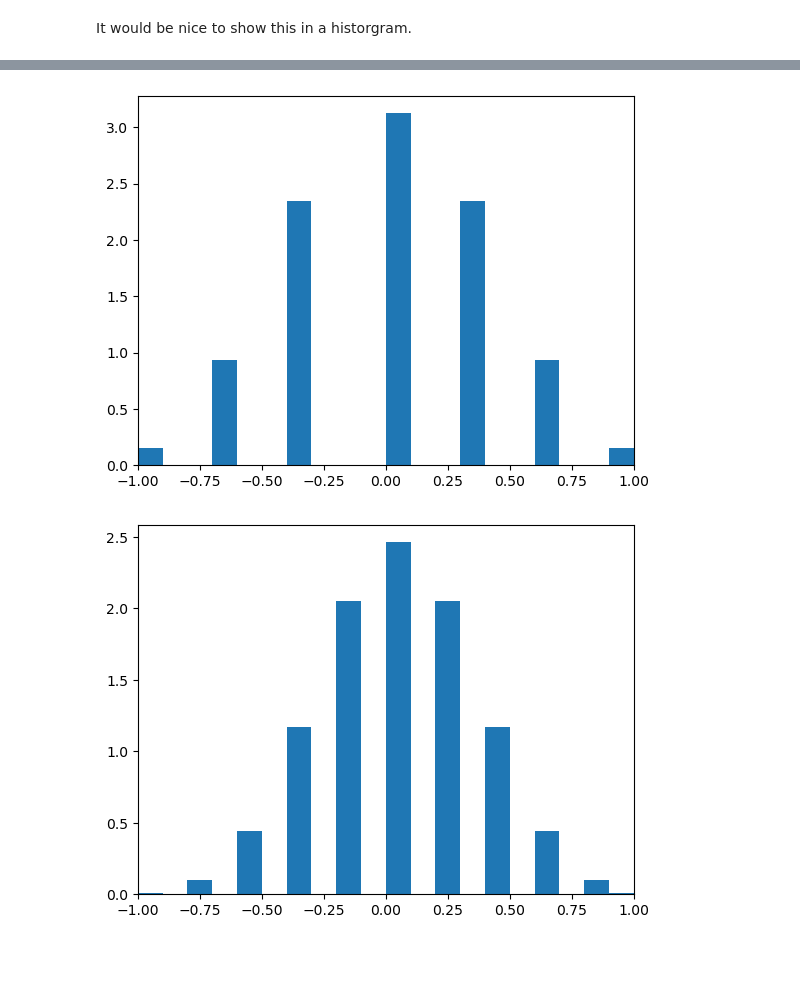
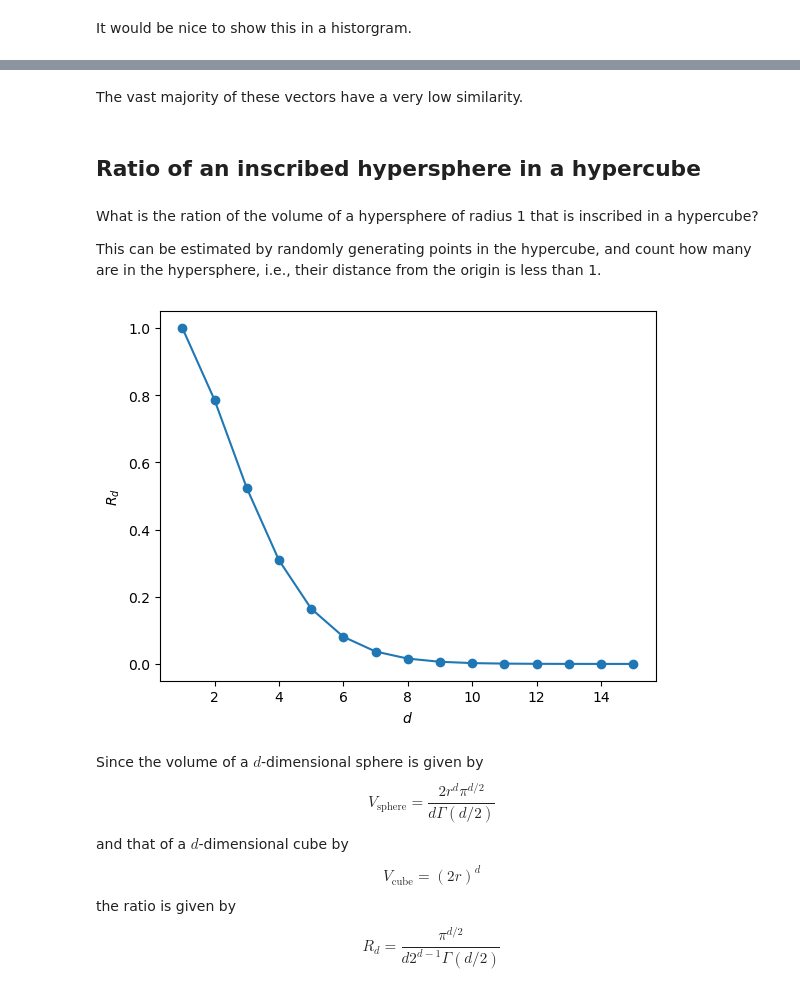
Before and after one commit to gjbex/Machine-learning-with-Python, a Jupyter notebook: source-code/curse_of_dimensionality.ipynb, the cells around one changed output, grey strips where cells are left out. Saved outputs shown, nothing was run; the diff lists cells and outputs as text; code cells hidden in the pictures; blank space fills up the shorter version.

Commit message:
Add ration of inscribed hypersphere to hypercube

```diff
--- a/source-code/curse_of_dimensionality.ipynb
+++ b/source-code/curse_of_dimensionality.ipynb
@@ -63,8 +75,34 @@ plot_similarities(5)
-# %%
-plot_similarities(6)
-# %% [output]
-[figure, removed]
-# %%
-plot_similarities(10)
-# %% [output]
-[figure, removed]
+# %% [markdown]
+The vast majority of these vectors have a very low similarity.
+# %% [markdown]
+## Ratio of an inscribed hypersphere in a hypercube
+# %% [markdown]
+What is the ration of the volume of a hypersphere of radius 1 that is inscribed in a hypercube?
+
+This can be estimated by randomly generating points in the hypercube, and count how many are in the hypersphere, i.e., their distance from the origin is less than 1.
+# %%
+def compute_fraction(dim, nr_points):
+    points = np.random.uniform(-1.0, 1.0, size=(nr_points, dim))
+    return np.sum(np.where(np.sum(points**2, axis=1) < 1.0, 1, 0))/points.shape[0]
+# %%
+dims = list(range(1, 16))
+ratios = [compute_fraction(dim, 10_000_000) for dim in dims]
+# %%
+plt.plot(dims, ratios, 'o-');
+plt.xlabel('$d$');
+plt.ylabel('$R_d$');
+# %% [output]
+[figure, added]
+# %% [markdown]
+Since the volume of a $d$-dimensional sphere is given by
+$$
+    V_{\mathrm{sphere}} = \frac{2r^d\pi^{d/2}}{d\Gamma(d/2)}
+$$
+and that of a $d$-dimensional cube by
+$$
+    V_{\mathrm{cube}} = (2r)^d
+$$
+the ratio is given by
+$$
+    R_d = \frac{\pi^{d/2}}{d2^{d - 1}\Gamma(d/2)}
+$$
```
Also changed, not shown: parts of 11 cells of this notebook.
